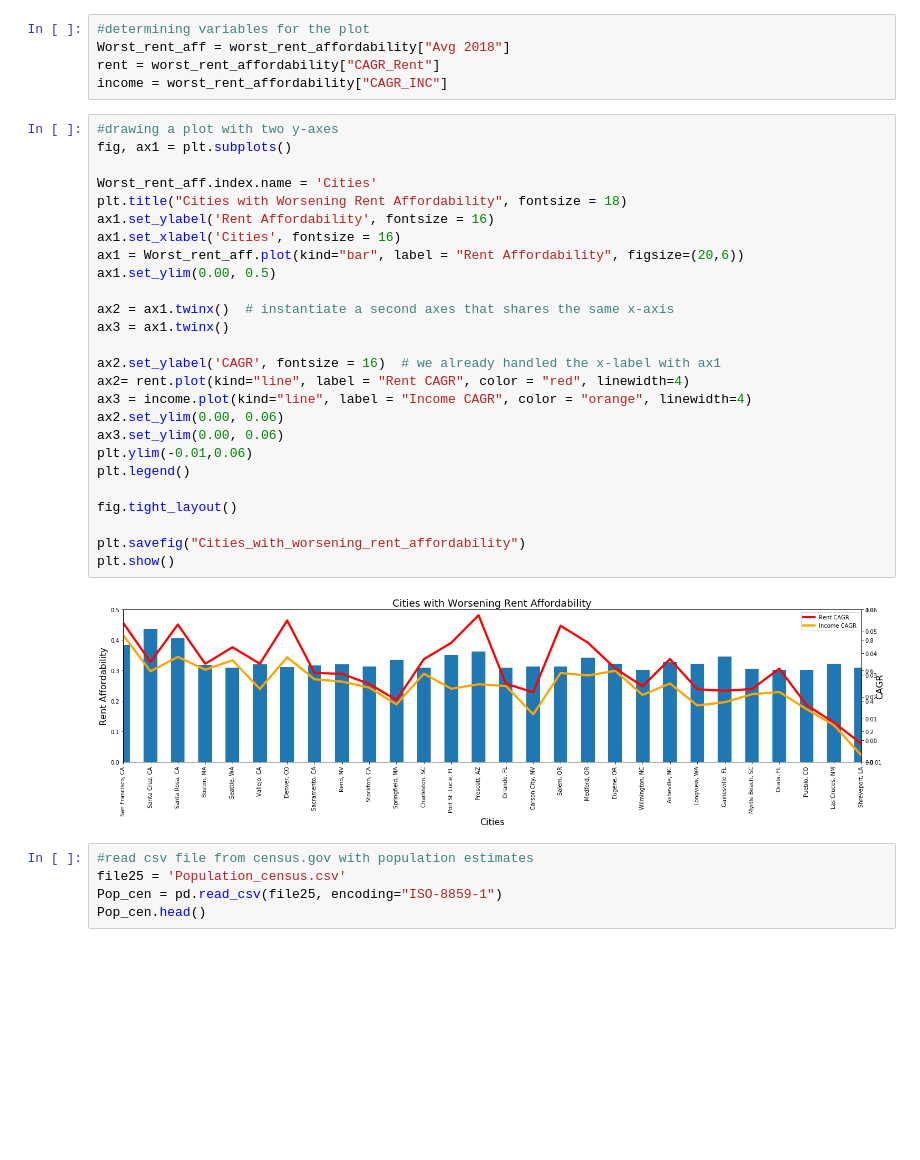
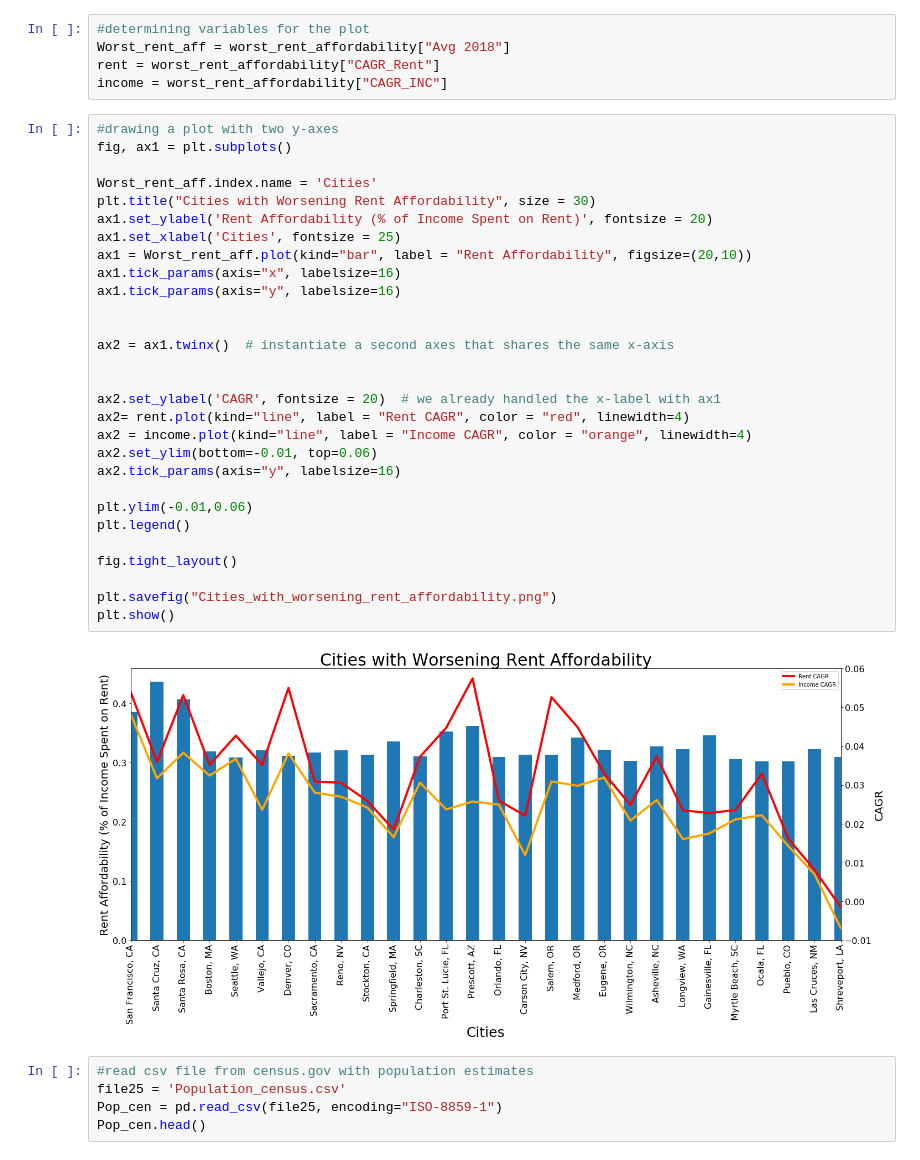
Before and after one commit to goldphoenix90/DataProject1, a Jupyter notebook: RentAnalysis.ipynb, the cells around one changed output. Drawn from its saved outputs; the diff is of its cells as text; blank space fills up the shorter version.

```diff
--- a/RentAnalysis.ipynb
+++ b/RentAnalysis.ipynb
@@ -471,31 +490,34 @@ income = worst_rent_affordability["CAGR_INC"]
 # %%
 #drawing a plot with two y-axes
 fig, ax1 = plt.subplots()
 
 Worst_rent_aff.index.name = 'Cities'
-plt.title("Cities with Worsening Rent Affordability", fontsize = 18)
-ax1.set_ylabel('Rent Affordability', fontsize = 16)
-ax1.set_xlabel('Cities', fontsize = 16)
-ax1 = Worst_rent_aff.plot(kind="bar", label = "Rent Affordability", figsize=(20,6))
-ax1.set_ylim(0.00, 0.5)
+plt.title("Cities with Worsening Rent Affordability", size = 30)
+ax1.set_ylabel('Rent Affordability (% of Income Spent on Rent)', fontsize = 20)
+ax1.set_xlabel('Cities', fontsize = 25)
+ax1 = Worst_rent_aff.plot(kind="bar", label = "Rent Affordability", figsize=(20,10))
+ax1.tick_params(axis="x", labelsize=16)
+ax1.tick_params(axis="y", labelsize=16)
+
 
 ax2 = ax1.twinx()  # instantiate a second axes that shares the same x-axis
-ax3 = ax1.twinx()
 
-ax2.set_ylabel('CAGR', fontsize = 16)  # we already handled the x-label with ax1
+
+ax2.set_ylabel('CAGR', fontsize = 20)  # we already handled the x-label with ax1
 ax2= rent.plot(kind="line", label = "Rent CAGR", color = "red", linewidth=4)
-ax3 = income.plot(kind="line", label = "Income CAGR", color = "orange", linewidth=4)
-ax2.set_ylim(0.00, 0.06)
-ax3.set_ylim(0.00, 0.06)
+ax2 = income.plot(kind="line", label = "Income CAGR", color = "orange", linewidth=4)
+ax2.set_ylim(bottom=-0.01, top=0.06)
+ax2.tick_params(axis="y", labelsize=16)
+
 plt.ylim(-0.01,0.06)
 plt.legend()
 
 fig.tight_layout()
 
-plt.savefig("Cities_with_worsening_rent_affordability")
+plt.savefig("Cities_with_worsening_rent_affordability.png")
 plt.show()
 # %% [output]
-[figure, old version]
+[figure, new version]
 # %%
 #read csv file from census.gov with population estimates
 file25 = 'Population_census.csv'
```
Also changed, not shown: parts of 11 cells of this notebook.
